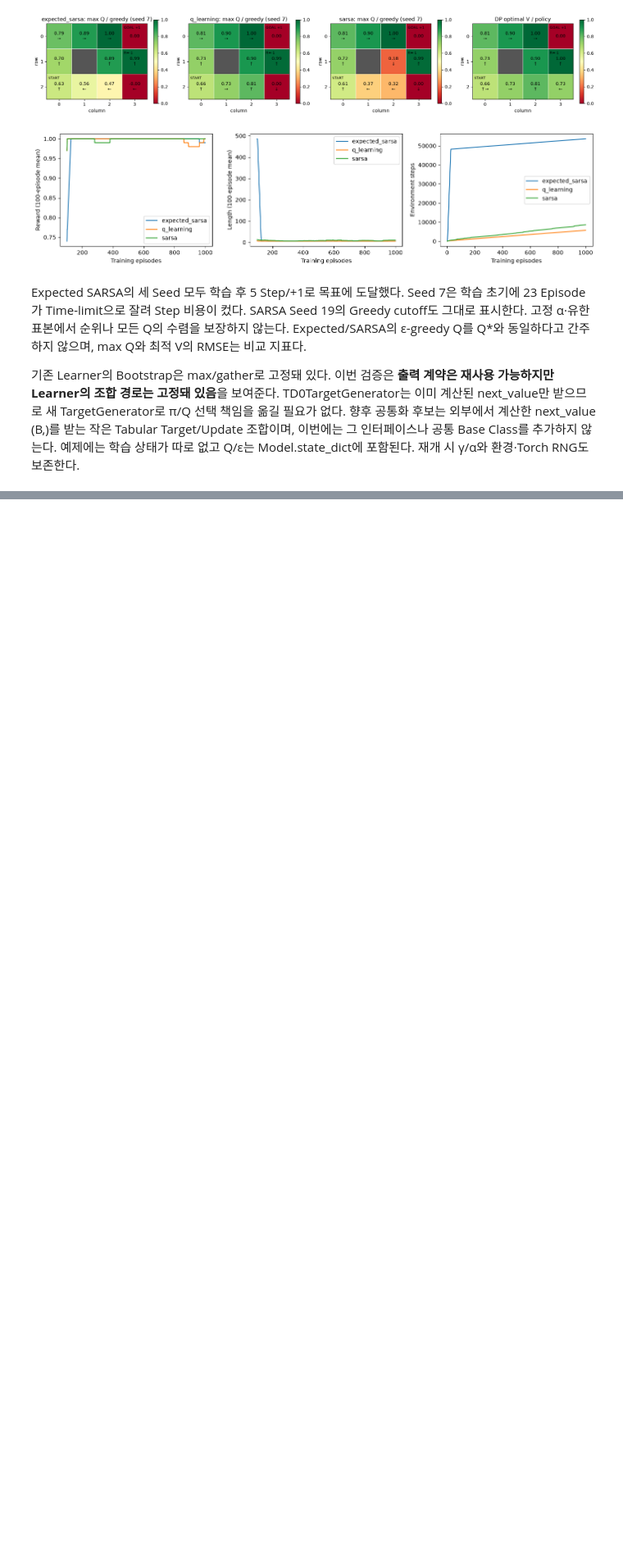
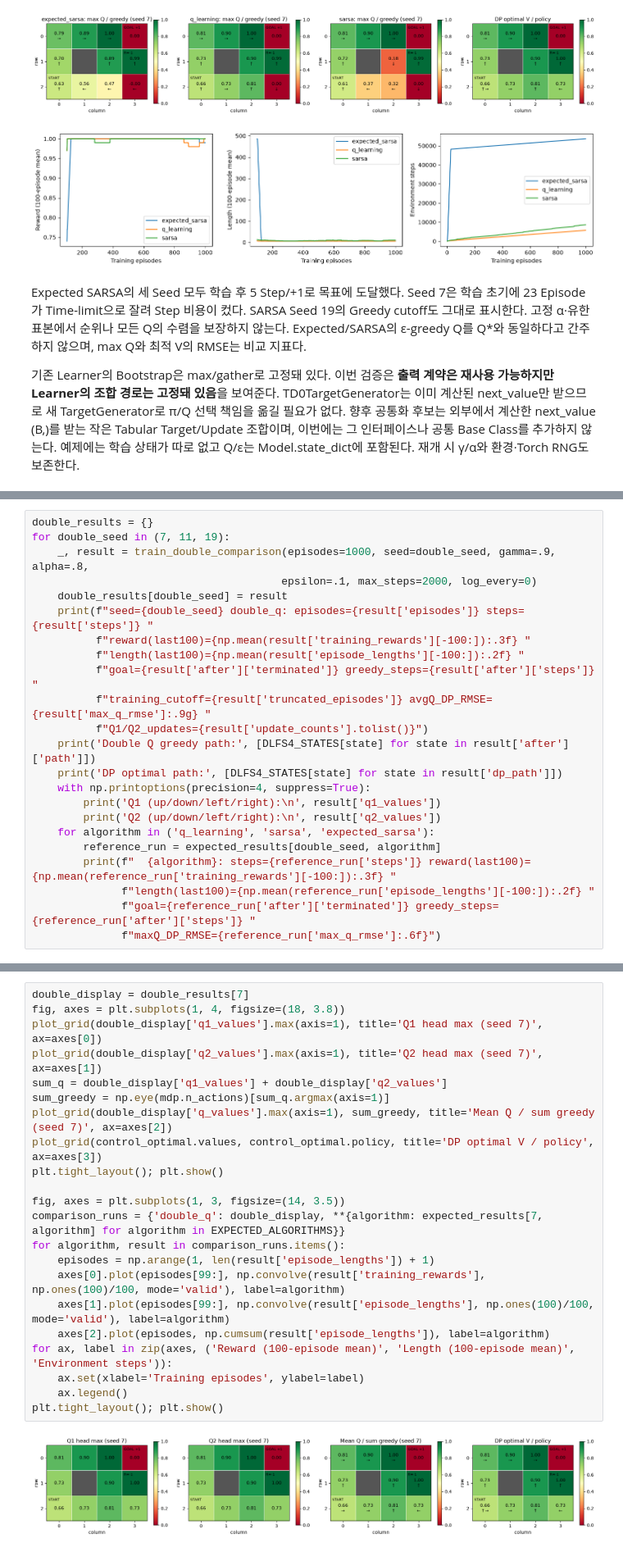
Before and after one commit to HeoJinuk/ModularRL, a Jupyter notebook: notebooks/dlfs4/06_td_modularrl.ipynb, the cells around one changed output, grey strips where cells are left out. Shown at 82% size. Cells and saved outputs as stored; diff of their text form; blank space fills up the shorter version.

Commit message:
test(td): validate double Q-learning composition

```diff
--- a/notebooks/dlfs4/06_td_modularrl.ipynb
+++ b/notebooks/dlfs4/06_td_modularrl.ipynb
@@ -606,0 +728,23 @@ Learner의 조합 경로는 고정돼 있음**을 보여준다. TD0TargetGenerat
+# %%
+double_results = {}
+for double_seed in (7, 11, 19):
+    _, result = train_double_comparison(episodes=1000, seed=double_seed, gamma=.9, alpha=.8,
+                                       epsilon=.1, max_steps=2000, log_every=0)
+    double_results[double_seed] = result
+    print(f"seed={double_seed} double_q: episodes={result['episodes']} steps={result['steps']} "
+          f"reward(last100)={np.mean(result['training_rewards'][-100:]):.3f} "
+          f"length(last100)={np.mean(result['episode_lengths'][-100:]):.2f} "
+          f"goal={result['after']['terminated']} greedy_steps={result['after']['steps']} "
+          f"training_cutoff={result['truncated_episodes']} avgQ_DP_RMSE={result['max_q_rmse']:.9g} "
+          f"Q1/Q2_updates={result['update_counts'].tolist()}")
+    print('Double Q greedy path:', [DLFS4_STATES[state] for state in result['after']['path']])
+    print('DP optimal path:', [DLFS4_STATES[state] for state in result['dp_path']])
+    with np.printoptions(precision=4, suppress=True):
+        print('Q1 (up/down/left/right):\n', result['q1_values'])
+        print('Q2 (up/down/left/right):\n', result['q2_values'])
+    for algorithm in ('q_learning', 'sarsa', 'expected_sarsa'):
+        reference_run = expected_results[double_seed, algorithm]
+        print(f"  {algorithm}: steps={reference_run['steps']} reward(last100)={np.mean(reference_run['training_rewards'][-100:]):.3f} "
+              f"length(last100)={np.mean(reference_run['episode_lengths'][-100:]):.2f} "
+              f"goal={reference_run['after']['terminated']} greedy_steps={reference_run['after']['steps']} "
+              f"maxQ_DP_RMSE={reference_run['max_q_rmse']:.6f}")
@@ -606,0 +769,24 @@ Learner의 조합 경로는 고정돼 있음**을 보여준다. TD0TargetGenerat
+# %%
+double_display = double_results[7]
+fig, axes = plt.subplots(1, 4, figsize=(18, 3.8))
+plot_grid(double_display['q1_values'].max(axis=1), title='Q1 head max (seed 7)', ax=axes[0])
+plot_grid(double_display['q2_values'].max(axis=1), title='Q2 head max (seed 7)', ax=axes[1])
+sum_q = double_display['q1_values'] + double_display['q2_values']
+sum_greedy = np.eye(mdp.n_actions)[sum_q.argmax(axis=1)]
+plot_grid(double_display['q_values'].max(axis=1), sum_greedy, title='Mean Q / sum greedy (seed 7)', ax=axes[2])
+plot_grid(control_optimal.values, control_optimal.policy, title='DP optimal V / policy', ax=axes[3])
+plt.tight_layout(); plt.show()
+
+fig, axes = plt.subplots(1, 3, figsize=(14, 3.5))
+comparison_runs = {'double_q': double_display, **{algorithm: expected_results[7, algorithm] for algorithm in EXPECTED_ALGORITHMS}}
+for algorithm, result in comparison_runs.items():
+    episodes = np.arange(1, len(result['episode_lengths']) + 1)
+    axes[0].plot(episodes[99:], np.convolve(result['training_rewards'], np.ones(100)/100, mode='valid'), label=algorithm)
+    axes[1].plot(episodes[99:], np.convolve(result['episode_lengths'], np.ones(100)/100, mode='valid'), label=algorithm)
+    axes[2].plot(episodes, np.cumsum(result['episode_lengths']), label=algorithm)
+for ax, label in zip(axes, ('Reward (100-episode mean)', 'Length (100-episode mean)', 'Environment steps')):
+    ax.set(xlabel='Training episodes', ylabel=label)
+    ax.legend()
+plt.tight_layout(); plt.show()
+# %% [output]
+[figure, added]
```
Also changed, not shown: parts of 11 cells of this notebook, 6 other files.
